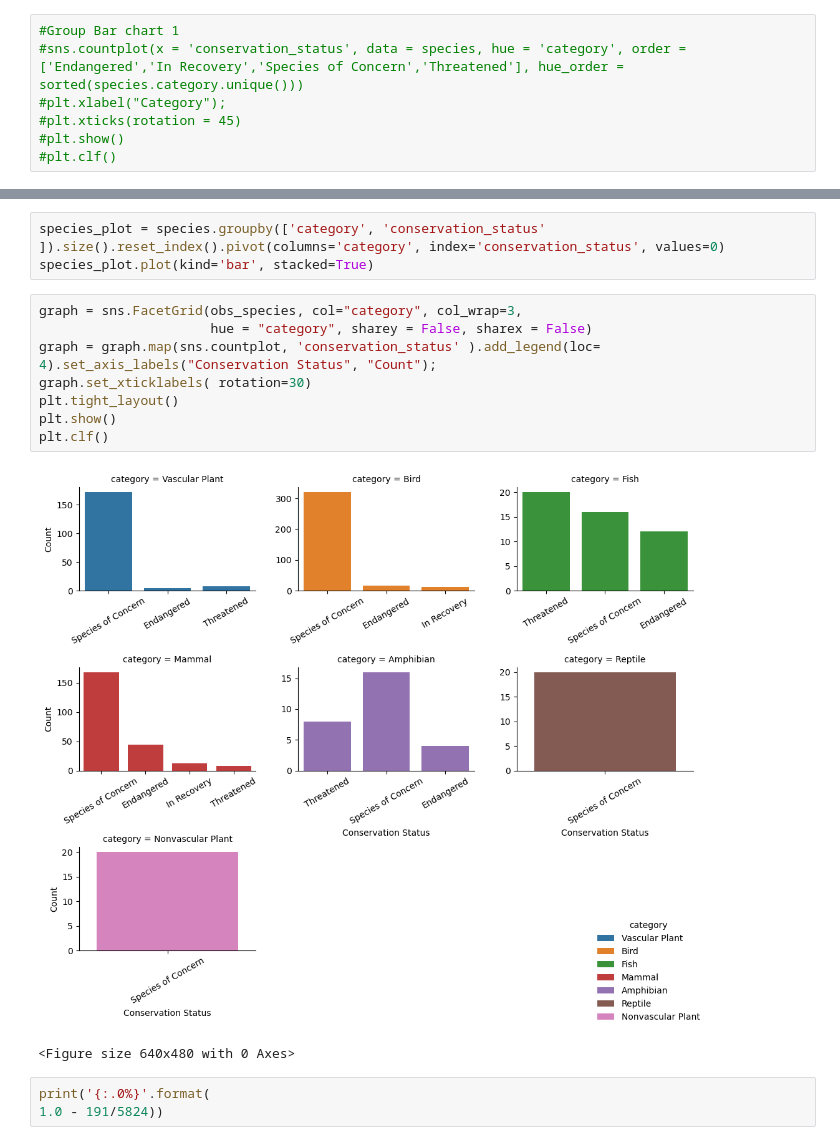
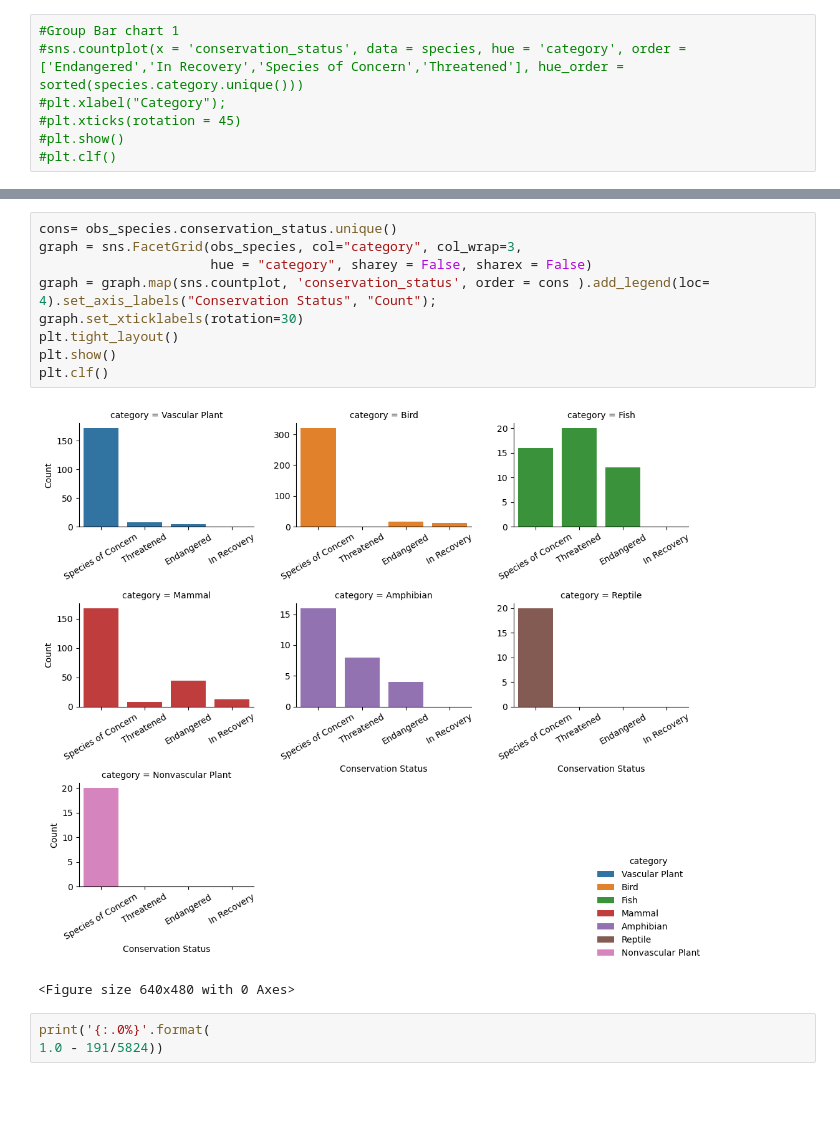
Before and after one commit to xShinkiro/Portfolio---Sanjae-Wales, a Jupyter notebook: biodiversity_starter/biodiversity.ipynb, the cells around one changed output, grey strips where cells are left out. Cells and saved outputs as stored; diff of their text form; blank space fills up the shorter version.

```diff
--- a/biodiversity_starter/biodiversity.ipynb
+++ b/biodiversity_starter/biodiversity.ipynb
@@ -115,16 +122,14 @@ KeyError: 'category'
-# %%
-species_plot = species.groupby(['category', 'conservation_status' ]).size().reset_index().pivot(columns='category', index='conservation_status', values=0)
-species_plot.plot(kind='bar', stacked=True)
 # %%
+cons= obs_species.conservation_status.unique()
 graph = sns.FacetGrid(obs_species, col="category", col_wrap=3,
                       hue = "category", sharey = False, sharex = False)
-graph = graph.map(sns.countplot, 'conservation_status' ).add_legend(loc= 4).set_axis_labels("Conservation Status", "Count");
-graph.set_xticklabels( rotation=30)
+graph = graph.map(sns.countplot, 'conservation_status', order = cons ).add_legend(loc= 4).set_axis_labels("Conservation Status", "Count");
+graph.set_xticklabels(rotation=30)
 plt.tight_layout()
 plt.show()
 plt.clf()
 # %% [output]
-[figure, old version]
+[figure, new version]
 <Figure size 640x480 with 0 Axes>
 # %%
 print('{:.0%}'.format(
```
Also changed, not shown: parts of 10 cells of this notebook.
